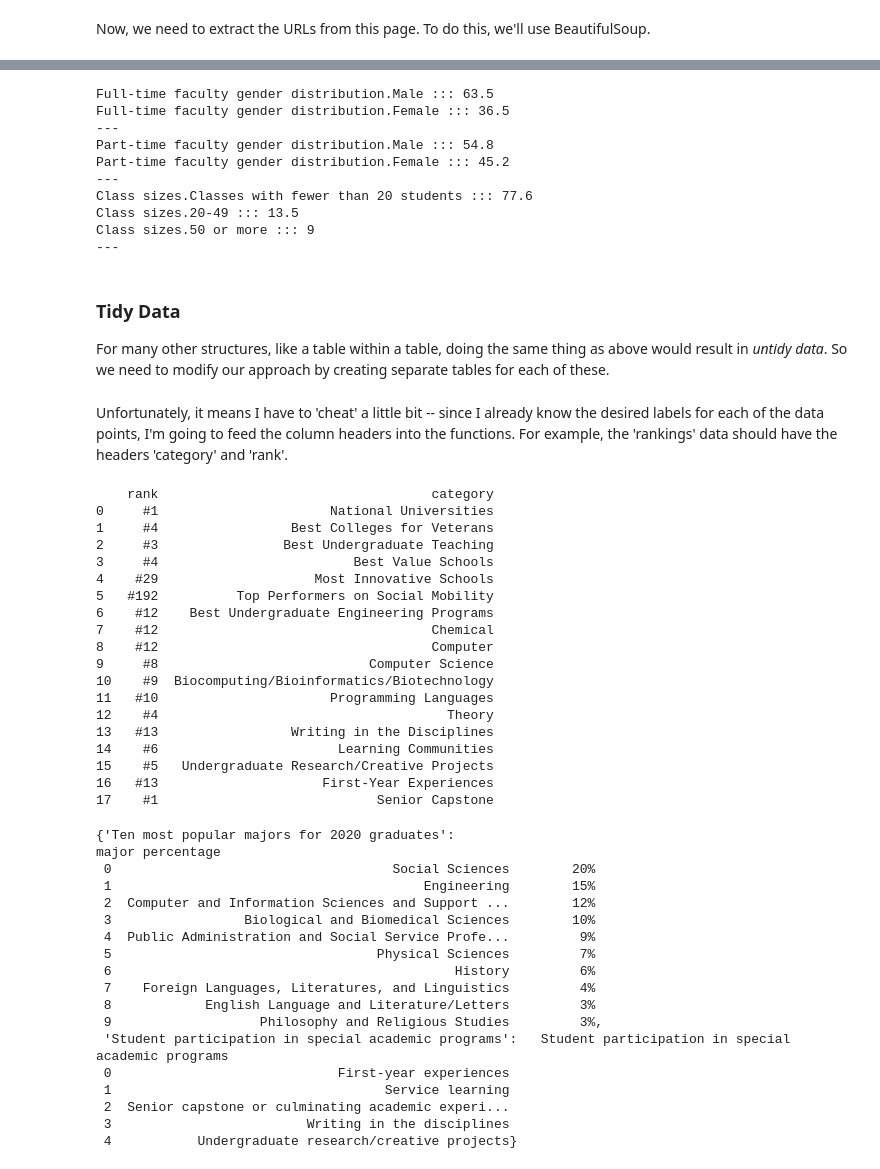
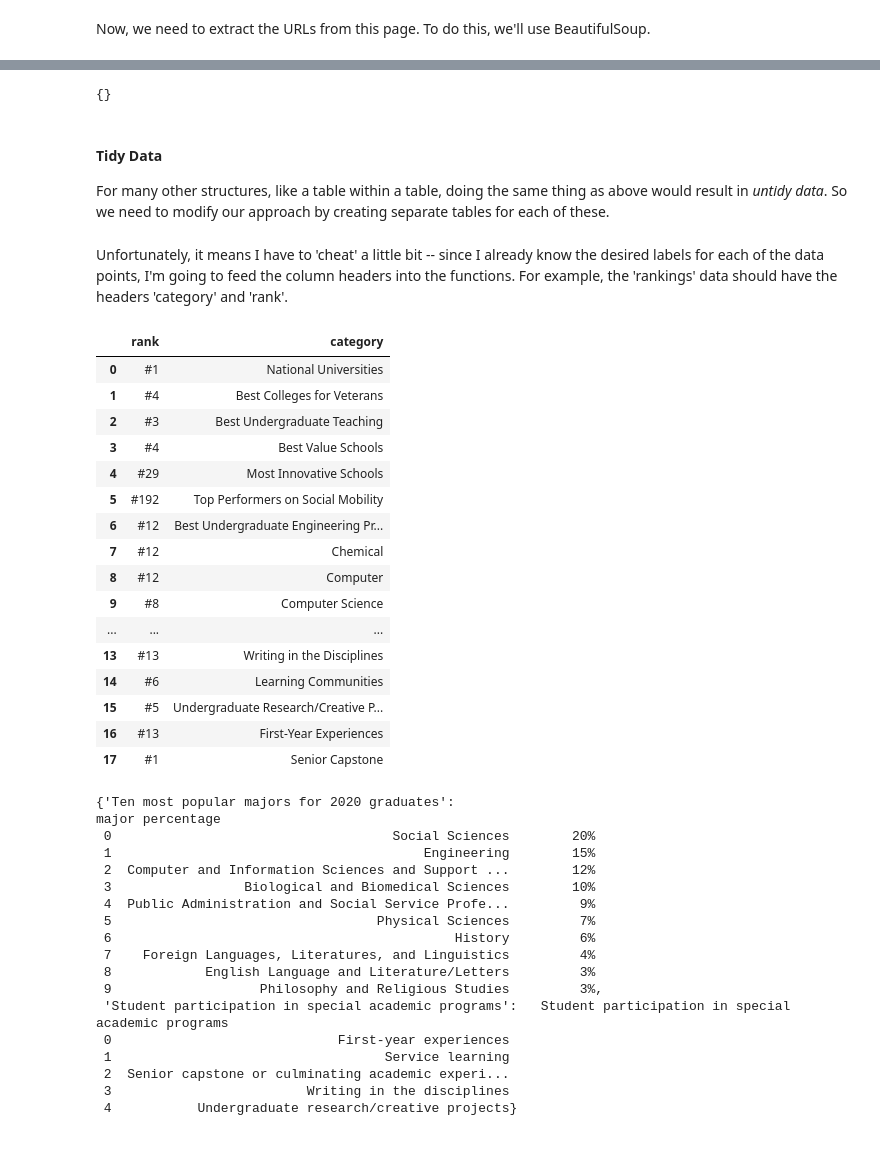
Before and after one commit to Aurathic/USNews-Colleges-Web-Scraper, a Jupyter notebook: python_web_scraper/web_scraping.ipynb, the cells around one changed output, grey strips where cells are left out. Cells and saved outputs as stored; diff of their text form; code cells hidden in the pictures.

```diff
--- a/python_web_scraper/web_scraping.ipynb
+++ b/python_web_scraper/web_scraping.ipynb
@@ -63,59 +87,56 @@ Student-faculty ratio (1%) ::: 4:1
 # %%
+"""
+Returns a dictionary representing a row.
+"""
 def get_bar_charts(soup_obj):
-    bar_charts = soup_obj.select('div[class*="pie-chart"]') # Yes, all the bar charts are labelled as pie charts
+    bar_charts = soup_obj.select('div[class*="pie-chart"]') # Yes, the bar charts are labelled as pie charts
+    ret = {}
     for b in bar_charts:
         bar_chart_title = b.select('p')[0].text
         for l in b.select('div[class*="BarChartStacked__LegendWrapper"] > div[class*="BarChartStacked__Legend"] > div'):
-            print(bar_chart_title + "." + l.contents[1] + " ::: " + l.b.contents[0])
-        print("---")
+            ret[bar_chart_title + "." + l.contents[1]] = l.b.contents[0]
+    return ret
 
-get_bar_charts(soup)
+#get_bar_charts(soup)
+get_bar_charts(get_soup_obj(links[0], ""))
 # %% [output]
-Full-time faculty gender distribution.Male ::: 63.5
-Full-time faculty gender distribution.Female ::: 36.5
----
-Part-time faculty gender distribution.Male ::: 54.8
-Part-time faculty gender distribution.Female ::: 45.2
----
-Class sizes.Classes with fewer than 20 students ::: 77.6
-Class sizes.20-49 ::: 13.5
-Class sizes.50 or more ::: 9
----
+{}
 # %% [markdown]
-### Tidy Data
+#### Tidy Data
 For many other structures, like a table within a table, doing the same thing as above would result in *untidy data*. So we need to modify our approach by creating separate tables for each of these.
 # %% [markdown]
 Unfortunately, it means I have to 'cheat' a little bit -- since I already know the desired labels for each of the data points, I'm going to feed the column headers into the functions. For example, the 'rankings' data should have the headers 'category' and 'rank'.
 # %%
+"""
+Returns a data frame.
+"""
 def get_rankings(soup_obj):
     #rankrows = soup.select('ul[class*="BadgeList"]')
     df_list = []
     rank_rows = soup_obj.select('li[class*="BadgeList"]> div:nth-child(2)')
     for r in rank_rows:
         x = r.select('div:nth-child(1) > a > strong')
         if len(x) >= 2:
             df_list.append([x[0].text, x[1].text])
-    print(pd.DataFrame(df_list, columns=['rank', 'category']))
+    return pd.DataFrame(df_list, columns=['rank', 'category'])
 
 get_rankings(get_soup_obj(links[0], "rankings"))
 # %% [output]
-    rank                                   category
-0     #1                      National Universities
-1     #4                 Best Colleges for Veterans
-2     #3                Best Undergraduate Teaching
-3     #4                         Best Value Schools
-4    #29                    Most Innovative Schools
-5   #192          Top Performers on Social Mobility
-6    #12    Best Undergraduate Engineering Programs
-7    #12                                   Chemical
-8    #12                                   Computer
-9     #8                           Computer Science
-10    #9  Biocomputing/Bioinformatics/Biotechnology
-11   #10                      Programming Languages
-12    #4                                     Theory
-13   #13                 Writing in the Disciplines
-14    #6                       Learning Communities
-15    #5   Undergraduate Research/Creative Projects
-16   #13                     First-Year Experiences
-17    #1                            Senior Capstone
+|  | rank | category |
+| 0 | #1 | National Universities |
+| 1 | #4 | Best Colleges for Veterans |
+| 2 | #3 | Best Undergraduate Teaching |
+| 3 | #4 | Best Value Schools |
+| 4 | #29 | Most Innovative Schools |
+| 5 | #192 | Top Performers on Social Mobility |
+| 6 | #12 | Best Undergraduate Engineering Pr... |
+| 7 | #12 | Chemical |
+| 8 | #12 | Computer |
+| 9 | #8 | Computer Science |
+| ... | ... | ... |
+| 13 | #13 | Writing in the Disciplines |
+| 14 | #6 | Learning Communities |
+| 15 | #5 | Undergraduate Research/Creative P... |
+| 16 | #13 | First-Year Experiences |
+| 17 | #1 | Senior Capstone |
 # %%
```
Also changed, not shown: parts of 15 cells of this notebook, 1 other file.
